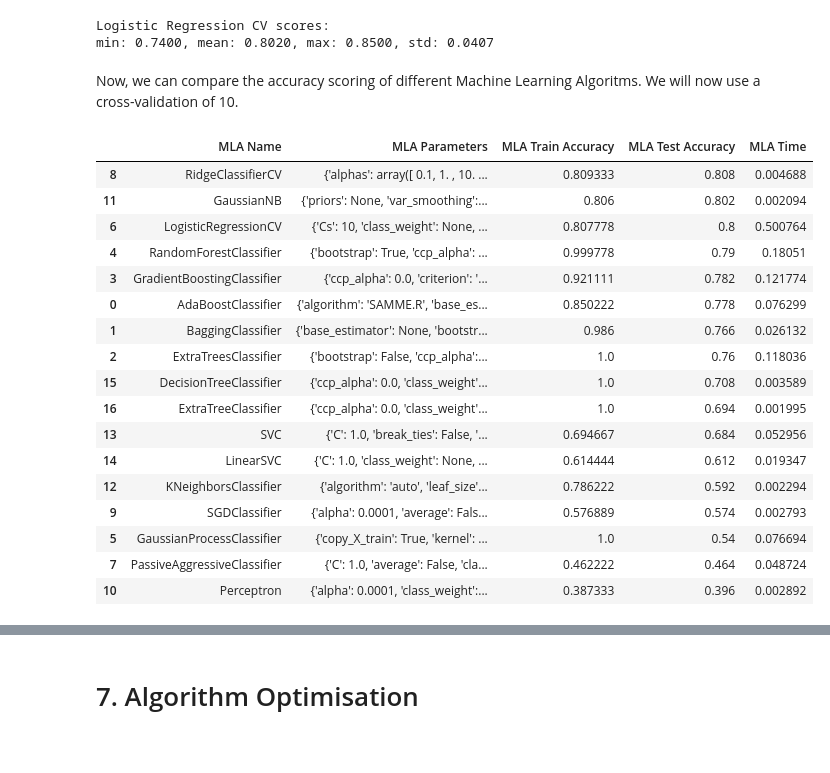
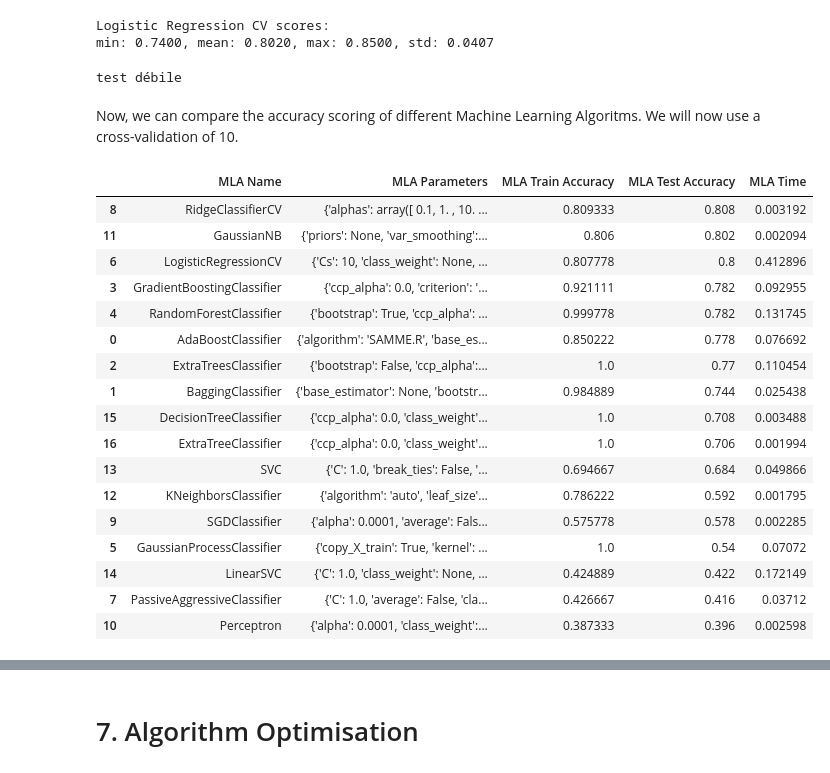
Before and after one commit to guyome80/Loan_prediction, a Jupyter notebook: Loan Prediction - LUQUIENS.ipynb, the cells around one changed output, grey strips where cells are left out. Cells and saved outputs as stored; diff of their text form; code cells hidden in the pictures.

```diff
--- a/Loan Prediction - LUQUIENS.ipynb
+++ b/Loan Prediction - LUQUIENS.ipynb
@@ -638,6 +650,10 @@ print("min: {:.4f}, mean: {:.4f}, max: {:.4f}, std: {:.4f}".format(
 # %% [output]
 Logistic Regression CV scores:
 min: 0.7400, mean: 0.8020, max: 0.8500, std: 0.0407
+# %%
+print('test débile')
+# %% [output]
+test débile
 # %% [markdown]
 Now, we can compare the accuracy scoring of different Machine Learning Algoritms. We will now use a cross-validation of 10.
 # %%
@@ -666,8 +682,8 @@ MLA = [
     neighbors.KNeighborsClassifier(n_neighbors = 3),
 
     # SVM
-    svm.SVC(probability=True),
-    svm.LinearSVC(),
+    svm.SVC(probability=True, max_iter=10000),
+    svm.LinearSVC(max_iter=10000, dual=True),
 
     # Trees
     tree.DecisionTreeClassifier(),
@@ -677,50 +693,50 @@ MLA = [
 
 # create the data frame to compare MLA
 MLA_columns = ['MLA Name', 'MLA Parameters','MLA Train Accuracy', 'MLA Test Accuracy', 'MLA Time']
 MLA_compare = pd.DataFrame(columns = MLA_columns)
 
 
 # index through MLA and save performance to table
 row_index = 0
 for alg in MLA:
 
     # set name and parameters
     MLA_compare.loc[row_index, 'MLA Name'] = alg.__class__.__name__
     MLA_compare.loc[row_index, 'MLA Parameters'] = str(alg.get_params())
 
     # score model with cross validation: http://scikit-learn.org/stable/modules/generated/sklearn.model_selection.cross_validate.html#sklearn.model_selection.cross_validate
     cv_results = model_selection.cross_validate(alg, features, y, cv  = 10, return_train_score=True)
     MLA_compare.loc[row_index, 'MLA Time'] = cv_results['fit_time'].mean()
     MLA_compare.loc[row_index, 'MLA Train Accuracy'] = cv_results['train_score'].mean()
     MLA_compare.loc[row_index, 'MLA Test Accuracy'] = cv_results['test_score'].mean()
 
     MLA[row_index] = alg.fit (features, y) #fit model for submission
 
     row_index+=1
 
 # print and sort table
 MLA_compare.sort_values(by = ['MLA Test Accuracy'], ascending = False, inplace = True)
 # print(MLA_compare)
 MLA_compare
 # %% [output]
 |  | MLA Name | MLA Parameters | MLA Train Accuracy | MLA Test Accuracy | MLA Time |
-| 8 | RidgeClassifierCV | {'alphas': array([ 0.1, 1. , 10. ... | 0.809333 | 0.808 | 0.004688 |
+| 8 | RidgeClassifierCV | {'alphas': array([ 0.1, 1. , 10. ... | 0.809333 | 0.808 | 0.003192 |
 | 11 | GaussianNB | {'priors': None, 'var_smoothing':... | 0.806 | 0.802 | 0.002094 |
-| 6 | LogisticRegressionCV | {'Cs': 10, 'class_weight': None, ... | 0.807778 | 0.8 | 0.500764 |
-| 4 | RandomForestClassifier | {'bootstrap': True, 'ccp_alpha': ... | 0.999778 | 0.79 | 0.18051 |
-| 3 | GradientBoostingClassifier | {'ccp_alpha': 0.0, 'criterion': '... | 0.921111 | 0.782 | 0.121774 |
-| 0 | AdaBoostClassifier | {'algorithm': 'SAMME.R', 'base_es... | 0.850222 | 0.778 | 0.076299 |
-| 1 | BaggingClassifier | {'base_estimator': None, 'bootstr... | 0.986 | 0.766 | 0.026132 |
-| 2 | ExtraTreesClassifier | {'bootstrap': False, 'ccp_alpha':... | 1.0 | 0.76 | 0.118036 |
-| 15 | DecisionTreeClassifier | {'ccp_alpha': 0.0, 'class_weight'... | 1.0 | 0.708 | 0.003589 |
-| 16 | ExtraTreeClassifier | {'ccp_alpha': 0.0, 'class_weight'... | 1.0 | 0.694 | 0.001995 |
-| 13 | SVC | {'C': 1.0, 'break_ties': False, '... | 0.694667 | 0.684 | 0.052956 |
-| 14 | LinearSVC | {'C': 1.0, 'class_weight': None, ... | 0.614444 | 0.612 | 0.019347 |
-| 12 | KNeighborsClassifier | {'algorithm': 'auto', 'leaf_size'... | 0.786222 | 0.592 | 0.002294 |
-| 9 | SGDClassifier | {'alpha': 0.0001, 'average': Fals... | 0.576889 | 0.574 | 0.002793 |
-| 5 | GaussianProcessClassifier | {'copy_X_train': True, 'kernel': ... | 1.0 | 0.54 | 0.076694 |
-| 7 | PassiveAggressiveClassifier | {'C': 1.0, 'average': False, 'cla... | 0.462222 | 0.464 | 0.048724 |
-| 10 | Perceptron | {'alpha': 0.0001, 'class_weight':... | 0.387333 | 0.396 | 0.002892 |
+| 6 | LogisticRegressionCV | {'Cs': 10, 'class_weight': None, ... | 0.807778 | 0.8 | 0.412896 |
+| 3 | GradientBoostingClassifier | {'ccp_alpha': 0.0, 'criterion': '... | 0.921111 | 0.782 | 0.092955 |
+| 4 | RandomForestClassifier | {'bootstrap': True, 'ccp_alpha': ... | 0.999778 | 0.782 | 0.131745 |
+| 0 | AdaBoostClassifier | {'algorithm': 'SAMME.R', 'base_es... | 0.850222 | 0.778 | 0.076692 |
+| 2 | ExtraTreesClassifier | {'bootstrap': False, 'ccp_alpha':... | 1.0 | 0.77 | 0.110454 |
+| 1 | BaggingClassifier | {'base_estimator': None, 'bootstr... | 0.984889 | 0.744 | 0.025438 |
+| 15 | DecisionTreeClassifier | {'ccp_alpha': 0.0, 'class_weight'... | 1.0 | 0.708 | 0.003488 |
+| 16 | ExtraTreeClassifier | {'ccp_alpha': 0.0, 'class_weight'... | 1.0 | 0.706 | 0.001994 |
+| 13 | SVC | {'C': 1.0, 'break_ties': False, '... | 0.694667 | 0.684 | 0.049866 |
+| 12 | KNeighborsClassifier | {'algorithm': 'auto', 'leaf_size'... | 0.786222 | 0.592 | 0.001795 |
+| 9 | SGDClassifier | {'alpha': 0.0001, 'average': Fals... | 0.575778 | 0.578 | 0.002285 |
+| 5 | GaussianProcessClassifier | {'copy_X_train': True, 'kernel': ... | 1.0 | 0.54 | 0.07072 |
+| 14 | LinearSVC | {'C': 1.0, 'class_weight': None, ... | 0.424889 | 0.422 | 0.172149 |
+| 7 | PassiveAggressiveClassifier | {'C': 1.0, 'average': False, 'cla... | 0.426667 | 0.416 | 0.03712 |
+| 10 | Perceptron | {'alpha': 0.0001, 'class_weight':... | 0.387333 | 0.396 | 0.002598 |
 # %%
 #MLA_compare.describe()
 #barplot using https://seaborn.pydata.org/generated/seaborn.barplot.html
```
Also changed, not shown: parts of 27 cells of this notebook.
